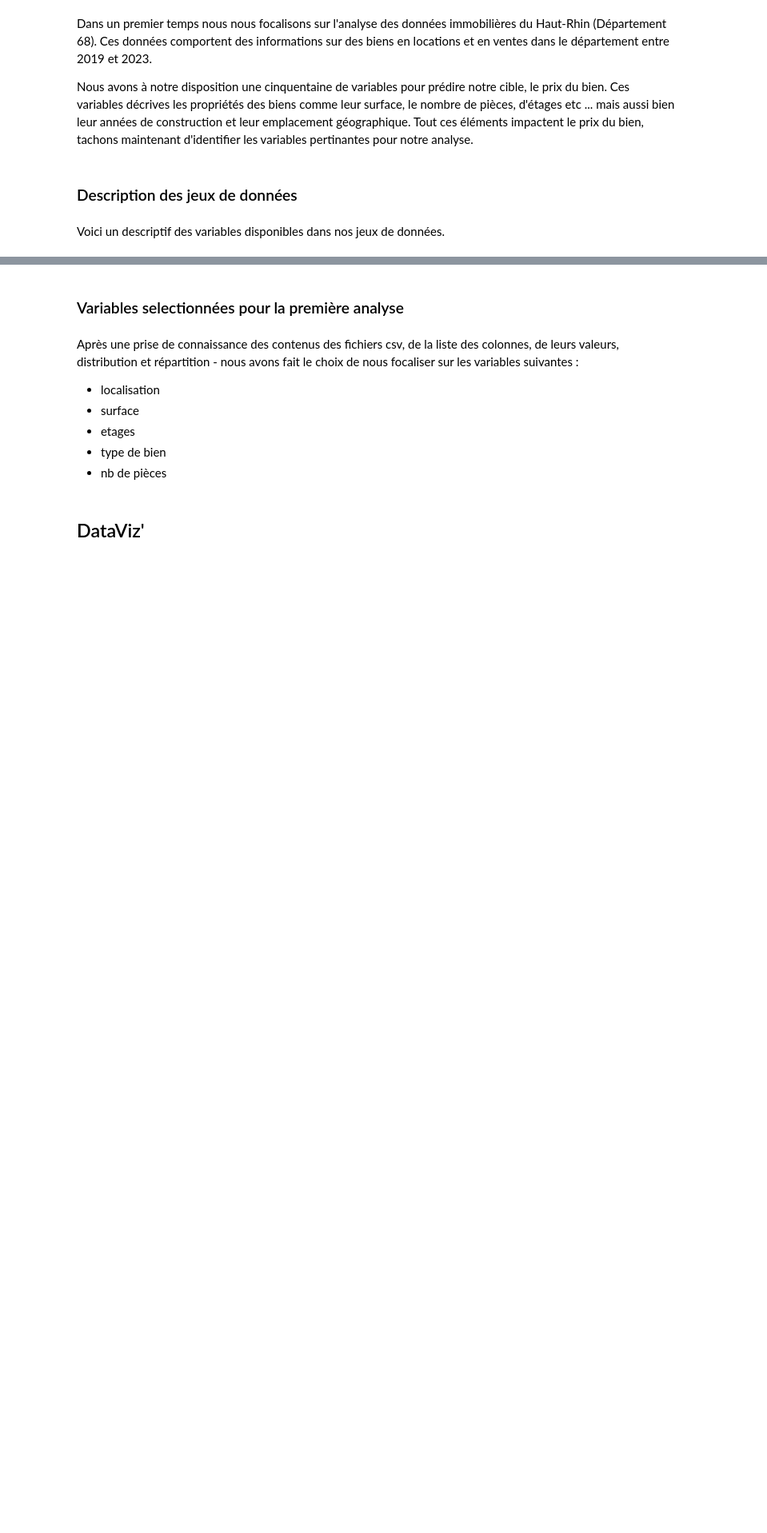
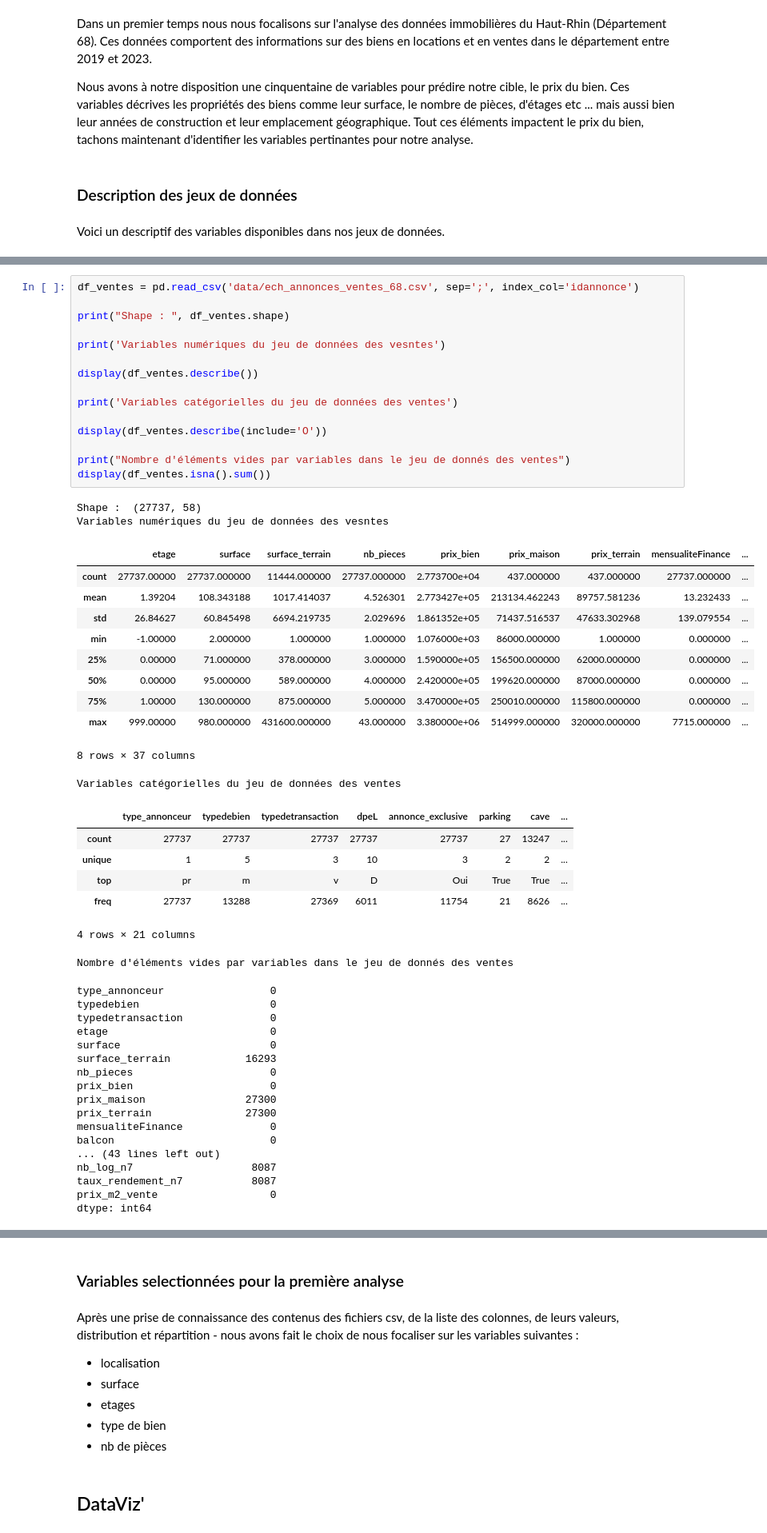
Before and after one commit to Hugues360/Projet_DS2025, a Jupyter notebook: Etape_1_Exploration_DataViz.ipynb, the cells around one changed output, grey strips where cells are left out. Shown: that part at 80% size. Saved outputs shown, nothing was run; the diff lists cells and outputs as text; blank space fills up the shorter version.

```diff
--- a/Etape_1_Exploration_DataViz.ipynb
+++ b/Etape_1_Exploration_DataViz.ipynb
@@ -108 +82,54 @@ Index(['Bois', 'Fioul', 'Gaz', 'Électrique', 'Électrique, Bois'], dtype='objec
+# %%
+df_ventes = pd.read_csv('data/ech_annonces_ventes_68.csv', sep=';', index_col='idannonce')
+
+print("Shape : ", df_ventes.shape)
+
+print('Variables numériques du jeu de données des vesntes')
+
+display(df_ventes.describe())
+
+print('Variables catégorielles du jeu de données des ventes')
+
+display(df_ventes.describe(include='O'))
+
+print("Nombre d'éléments vides par variables dans le jeu de donnés des ventes")
+display(df_ventes.isna().sum())
+# %% [output]
+Shape :  (27737, 58)
+Variables numériques du jeu de données des vesntes
+|  | etage | surface | surface_terrain | nb_pieces | prix_bien | prix_maison | prix_terrain | mensualiteFinance | ... |
+| count | 27737.00000 | 27737.000000 | 11444.000000 | 27737.000000 | 2.773700e+04 | 437.000000 | 437.000000 | 27737.000000 | ... |
+| mean | 1.39204 | 108.343188 | 1017.414037 | 4.526301 | 2.773427e+05 | 213134.462243 | 89757.581236 | 13.232433 | ... |
+| std | 26.84627 | 60.845498 | 6694.219735 | 2.029696 | 1.861352e+05 | 71437.516537 | 47633.302968 | 139.079554 | ... |
+| min | -1.00000 | 2.000000 | 1.000000 | 1.000000 | 1.076000e+03 | 86000.000000 | 1.000000 | 0.000000 | ... |
+| 25% | 0.00000 | 71.000000 | 378.000000 | 3.000000 | 1.590000e+05 | 156500.000000 | 62000.000000 | 0.000000 | ... |
+| 50% | 0.00000 | 95.000000 | 589.000000 | 4.000000 | 2.420000e+05 | 199620.000000 | 87000.000000 | 0.000000 | ... |
+| 75% | 1.00000 | 130.000000 | 875.000000 | 5.000000 | 3.470000e+05 | 250010.000000 | 115800.000000 | 0.000000 | ... |
+| max | 999.00000 | 980.000000 | 431600.000000 | 43.000000 | 3.380000e+06 | 514999.000000 | 320000.000000 | 7715.000000 | ... |
+8 rows × 37 columns
+Variables catégorielles du jeu de données des ventes
+|  | type_annonceur | typedebien | typedetransaction | dpeL | annonce_exclusive | parking | cave | ... |
+| count | 27737 | 27737 | 27737 | 27737 | 27737 | 27 | 13247 | ... |
+| unique | 1 | 5 | 3 | 10 | 3 | 2 | 2 | ... |
+| top | pr | m | v | D | Oui | True | True | ... |
+| freq | 27737 | 13288 | 27369 | 6011 | 11754 | 21 | 8626 | ... |
+4 rows × 21 columns
+Nombre d'éléments vides par variables dans le jeu de donnés des ventes
+type_annonceur                 0
+typedebien                     0
+typedetransaction              0
+etage                          0
+surface                        0
+surface_terrain            16293
+nb_pieces                      0
+prix_bien                      0
+prix_maison                27300
+prix_terrain               27300
+mensualiteFinance              0
+balcon                         0
+... (43 lines left out)
+nb_log_n7                   8087
+taux_rendement_n7           8087
+prix_m2_vente                  0
+dtype: int64
 # %% [markdown]
```
Also changed, not shown: parts of 11 cells of this notebook.
